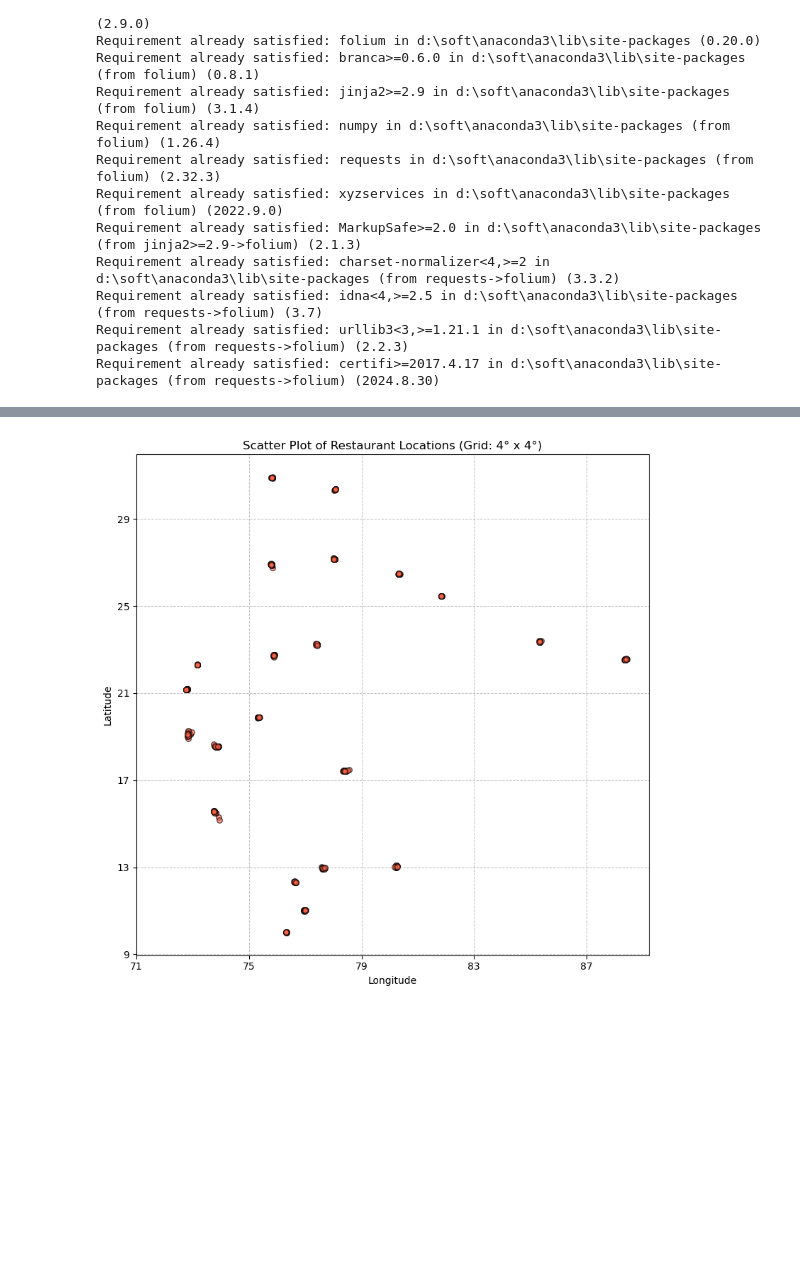
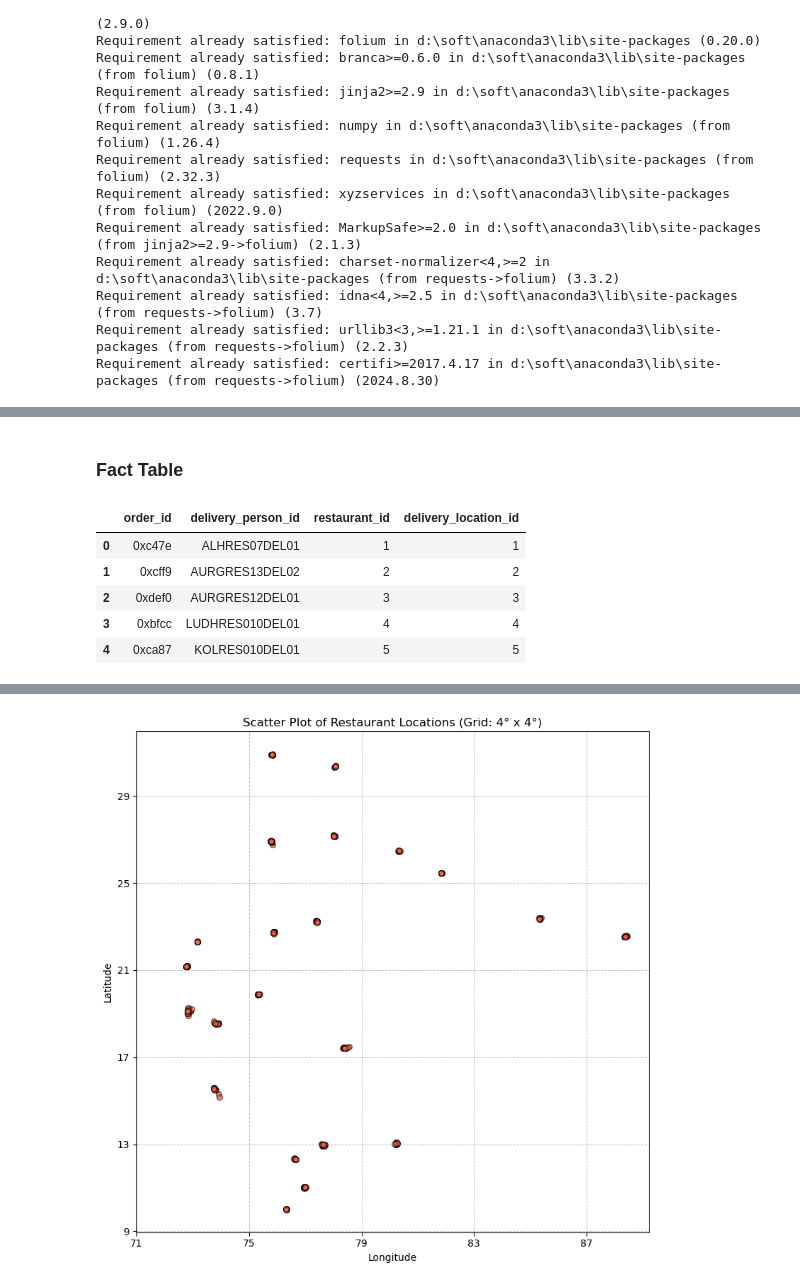
Before and after one commit to shubhx32/Network-Food-Delivery-EDA, a Jupyter notebook: notebooks/Food-Delivery-EDA.ipynb, the cells around one changed output, grey strips where cells are left out. Drawn from its saved outputs; the diff is of its cells as text; code cells hidden in the pictures; blank space fills up the shorter version.

```diff
--- a/notebooks/Food-Delivery-EDA.ipynb
+++ b/notebooks/Food-Delivery-EDA.ipynb
@@ -160,0 +192,8 @@ Data Shape: (33393, 21)
+# %%
+# Step 1: Create a unique DataFrame of restaurant locations
+dfRestaurant_Dim = df[['restaurant_latitude', 'restaurant_longitude']].drop_duplicates().reset_index(drop=True)
+
+# Step 2: Assign a unique ID
+dfRestaurant_Dim['restaurant_id'] = range(1, len(dfRestaurant_Dim) + 1)
+
+dfRestaurant_Dim.head()
@@ -160,0 +209,8 @@ Data Shape: (33393, 21)
+# %%
+# Step 1: Create a unique DataFrame of delivery locations
+dfDeliveryLocation_Dim = df[['delivery_location_latitude', 'delivery_location_longitude']].drop_duplicates().reset_index(drop=True)
+
+# Step 2: Assign a unique ID
+dfDeliveryLocation_Dim['delivery_location_id'] = range(1, len(dfDeliveryLocation_Dim) + 1)
+
+dfDeliveryLocation_Dim.head()
@@ -160,0 +254,34 @@ Data Shape: (33393, 21)
+# %% [markdown]
+### Fact Table
+# %%
+# Step 1: Create a Fact table
+dfOrder_Fact = df[['order_id','delivery_person_id',
+                    'restaurant_latitude', 'restaurant_longitude',
+                    'delivery_location_latitude', 'delivery_location_longitude']].drop_duplicates().reset_index(drop=True)
+
+#Performing Left Join with Restaurant table to obtain surrogate key as foreign key
+dfOrder_Fact = dfOrder_Fact.merge(
+    dfRestaurant_Dim[['restaurant_id', 'restaurant_latitude', 'restaurant_longitude']],
+    on=['restaurant_latitude', 'restaurant_longitude'],
+    how='left'
+)
+
+#Performing Left Join with Delivery Location table to obtain surrogate key as foreign key
+dfOrder_Fact = dfOrder_Fact.merge(
+    dfDeliveryLocation_Dim[['delivery_location_id', 'delivery_location_latitude', 'delivery_location_longitude']],
+    on=['delivery_location_latitude', 'delivery_location_longitude'],
+    how='left'
+)
+
+# Cleaning up the fact table
+dfOrder_Fact.drop(['restaurant_latitude', 'restaurant_longitude'], axis=1, inplace=True)
+dfOrder_Fact.drop(['delivery_location_latitude', 'delivery_location_longitude'], axis=1, inplace=True)
+
+dfOrder_Fact.head()
+# %% [output]
+|  | order_id | delivery_person_id | restaurant_id | delivery_location_id |
+| 0 | 0xc47e | ALHRES07DEL01 | 1 | 1 |
+| 1 | 0xcff9 | AURGRES13DEL02 | 2 | 2 |
+| 2 | 0xdef0 | AURGRES12DEL01 | 3 | 3 |
+| 3 | 0xbfcc | LUDHRES010DEL01 | 4 | 4 |
+| 4 | 0xca87 | KOLRES010DEL01 | 5 | 5 |
```
Also changed, not shown: parts of 32 cells of this notebook, 2 other files.
